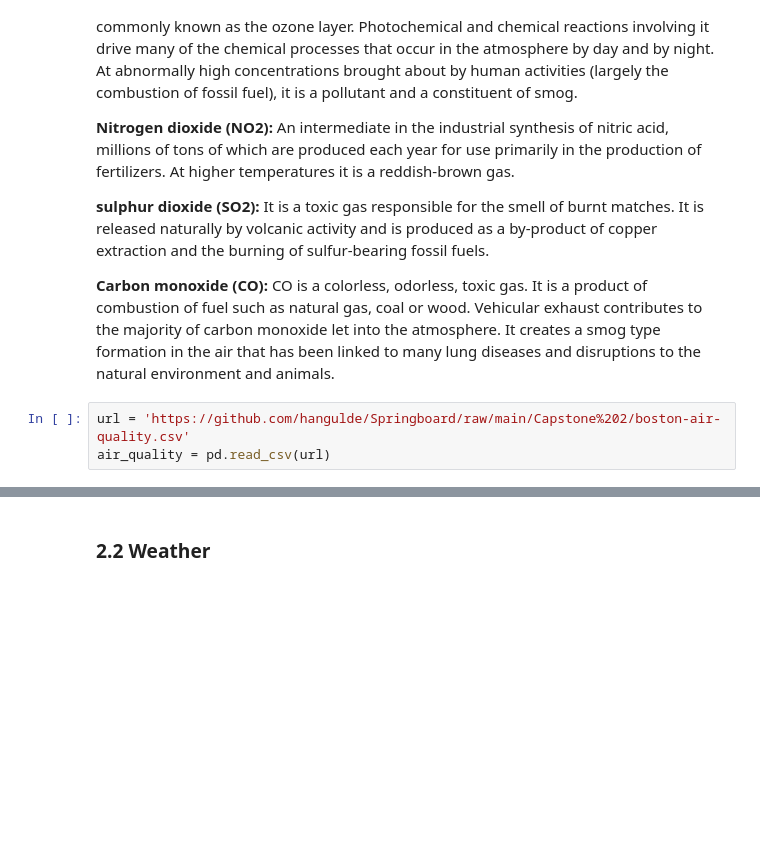
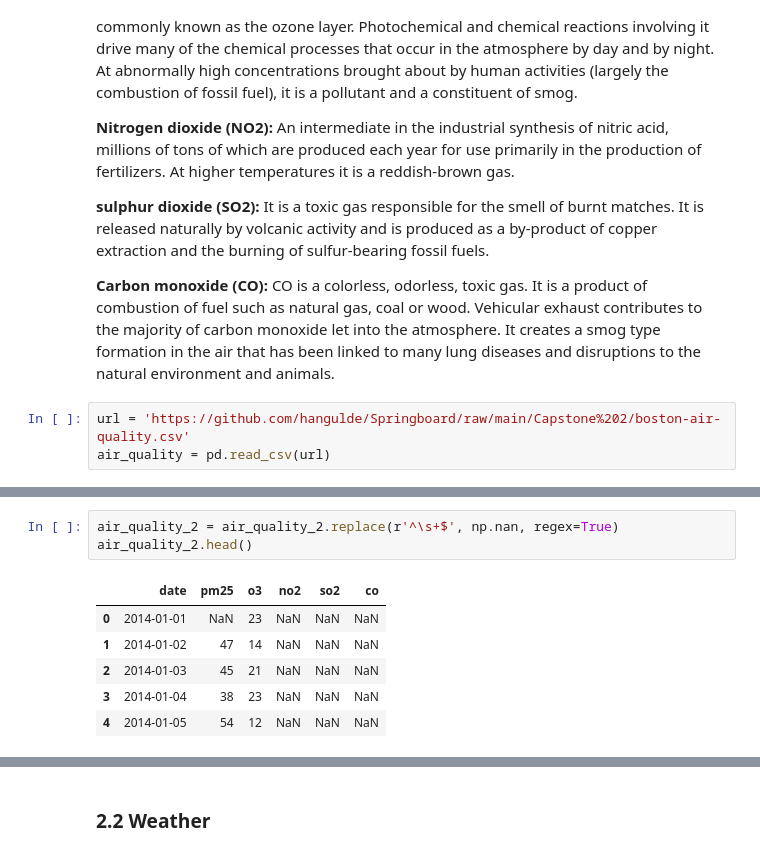
Before and after one commit to hangulde/Springboard, a Jupyter notebook: Capstone 2/Capstone 2. Boston Air Quality.ipynb, the cells around one changed output, grey strips where cells are left out. Drawn from its saved outputs; the diff is of its cells as text; blank space fills up the shorter version.

```diff
--- a/Capstone 2/Capstone 2. Boston Air Quality.ipynb
+++ b/Capstone 2/Capstone 2. Boston Air Quality.ipynb
@@ -58,0 +127,10 @@ air_quality['date'] = pd.to_datetime(air_quality['date'])
+# %%
+air_quality_2 = air_quality_2.replace(r'^\s+$', np.nan, regex=True)
+air_quality_2.head()
+# %% [output]
+|  | date | pm25 | o3 | no2 | so2 | co |
+| 0 | 2014-01-01 | NaN | 23 | NaN | NaN | NaN |
+| 1 | 2014-01-02 | 47 | 14 | NaN | NaN | NaN |
+| 2 | 2014-01-03 | 45 | 21 | NaN | NaN | NaN |
+| 3 | 2014-01-04 | 38 | 23 | NaN | NaN | NaN |
+| 4 | 2014-01-05 | 54 | 12 | NaN | NaN | NaN |
```
Also changed, not shown: parts of 20 cells of this notebook.
